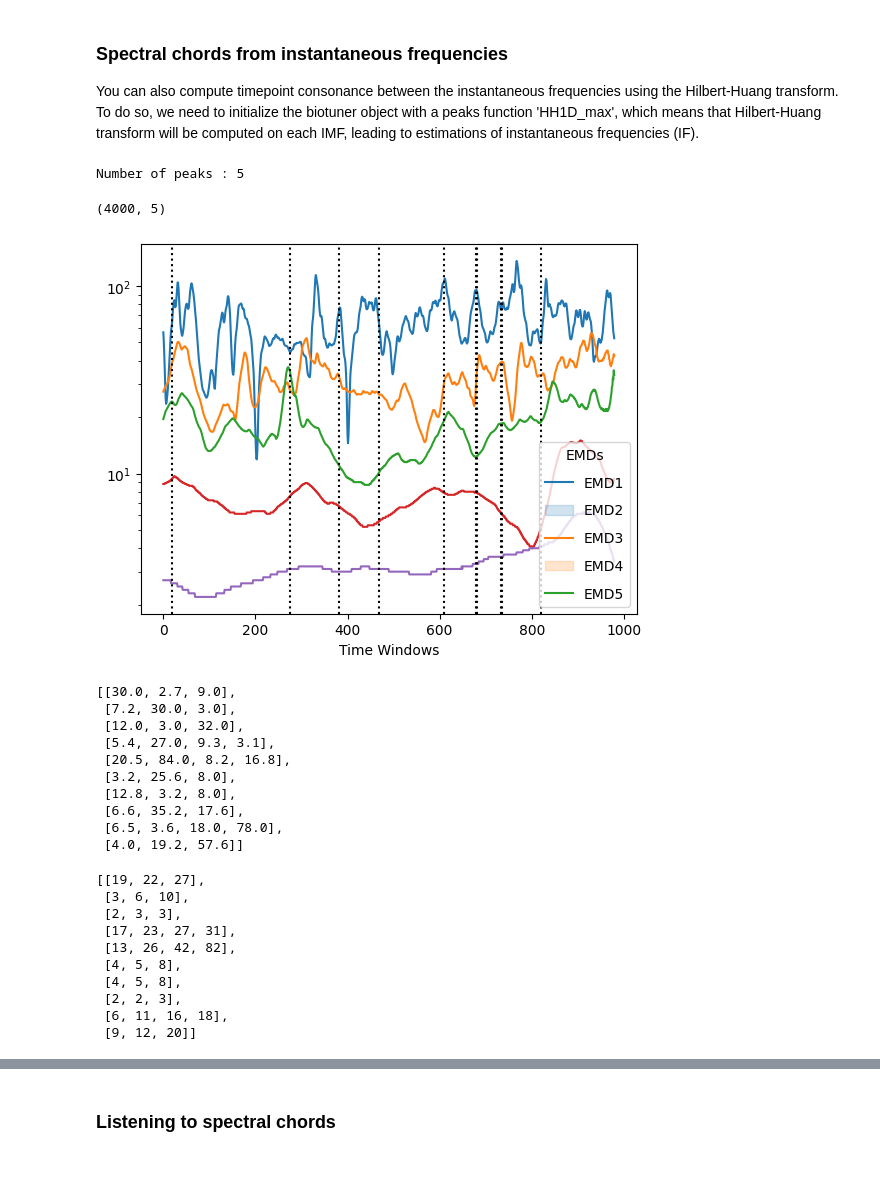
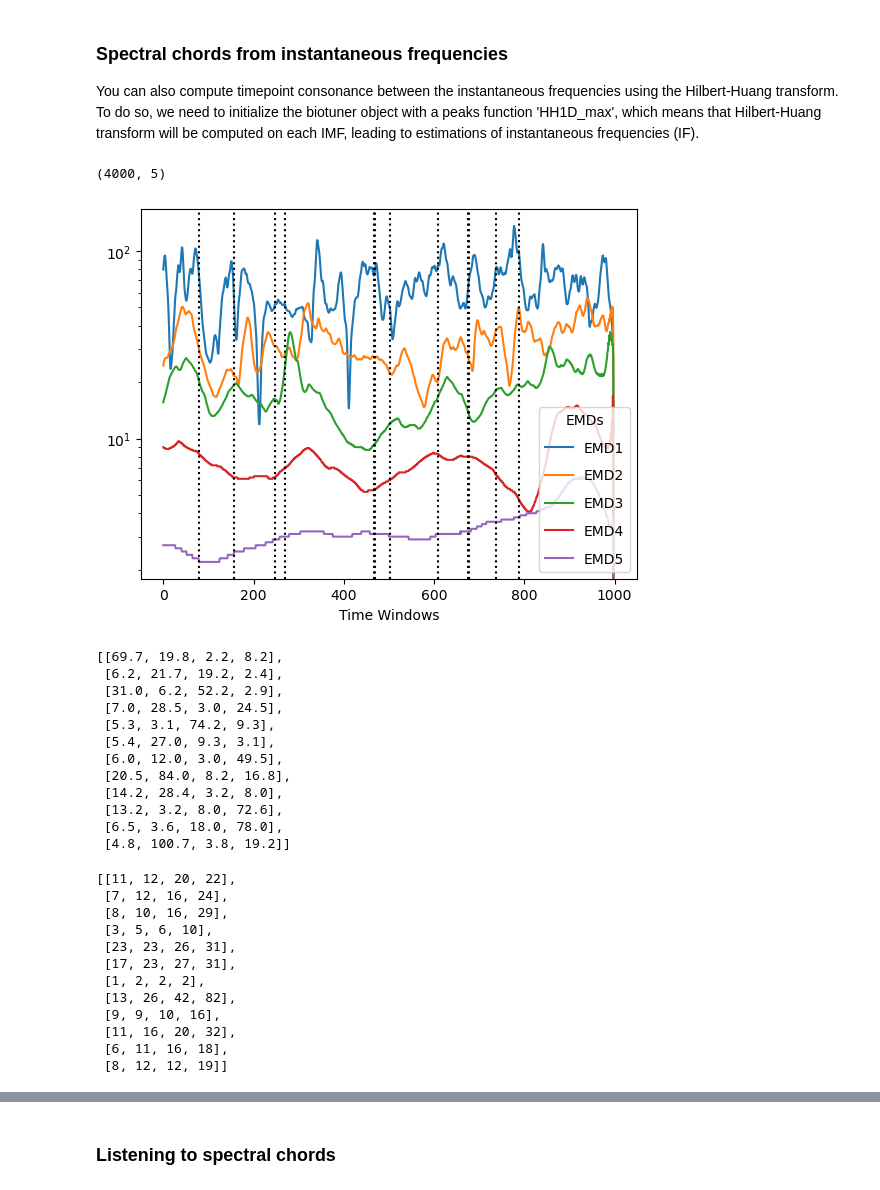
Before and after one commit to AntoineBellemare/biotuner, a Jupyter notebook: examples/spectral_chords.ipynb, the cells around one changed output, grey strips where cells are left out. Cells and saved outputs as stored; diff of their text form; code cells hidden in the pictures.

```diff
--- a/examples/spectral_chords.ipynb
+++ b/examples/spectral_chords.ipynb
@@ -75,48 +76,51 @@ bt_HH_chords = compute_biotuner(sf = 1000, peaks_function = 'HH1D_max', precisio
 
 # Extract spectral peaks
 bt_HH_chords.peaks_extraction(data_HH, ratios_extension = True, max_freq = 60, n_peaks=5,
-                          graph=False, min_harms=2)
+                          graph=False, min_harms=2, verbose=False)
 # Look at the shape of instantaneous frequencies (n points, nIMFs)
 bt_HH_chords.IF.shape
 # %% [output]
-Number of peaks : 5
+(4000, 5)
-(4000, 5)
 # %%
 from biotuner.metrics import timepoint_consonance
 # Format IF
 data_IF = np.moveaxis(bt_HH_chords.IF[3000:4000, :], 0, 1)
 
 # Compute spectral chords
-chords, positions = timepoint_consonance(np.round(data_IF, 1), method='cons', limit=0.4, min_notes=3,
+chords, positions = timepoint_consonance(np.round(data_IF, 1), method='cons', limit=0.5, min_notes=4,
                                          graph=True)
 chords
 # %% [output]
-[figure, old version]
+[figure, new version]
-[[30.0, 2.7, 9.0],
- [7.2, 30.0, 3.0],
- [12.0, 3.0, 32.0],
+[[69.7, 19.8, 2.2, 8.2],
+ [6.2, 21.7, 19.2, 2.4],
+ [31.0, 6.2, 52.2, 2.9],
+ [7.0, 28.5, 3.0, 24.5],
+ [5.3, 3.1, 74.2, 9.3],
  [5.4, 27.0, 9.3, 3.1],
+ [6.0, 12.0, 3.0, 49.5],
  [20.5, 84.0, 8.2, 16.8],
- [3.2, 25.6, 8.0],
- [12.8, 3.2, 8.0],
- [6.6, 35.2, 17.6],
+ [14.2, 28.4, 3.2, 8.0],
+ [13.2, 3.2, 8.0, 72.6],
  [6.5, 3.6, 18.0, 78.0],
- [4.0, 19.2, 57.6]]
+ [4.8, 100.7, 3.8, 19.2]]
 # %%
 # Transform the set of frequencies to set of integer ratios
-chords_ratios2, chords_bounded2 = chords_to_ratios(chords, harm_limit = 1, spread = True)
+chords_ratios2, chords_bounded2 = chords_to_ratios(chords, harm_limit=1, spread=True)
 chords_ratios2
 # %% [output]
-[[19, 22, 27],
- [3, 6, 10],
- [2, 3, 3],
+[[11, 12, 20, 22],
+ [7, 12, 16, 24],
+ [8, 10, 16, 29],
+ [3, 5, 6, 10],
+ [23, 23, 26, 31],
  [17, 23, 27, 31],
+ [1, 2, 2, 2],
  [13, 26, 42, 82],
- [4, 5, 8],
- [4, 5, 8],
- [2, 2, 3],
+ [9, 9, 10, 16],
+ [11, 16, 20, 32],
  [6, 11, 16, 18],
- [9, 12, 20]]
+ [8, 12, 12, 19]]
 # %%
 # Rescale the set of integer ratios within one octave,
 # such as the highest value is less than two time the first value
```
Also changed, not shown: parts of 7 cells of this notebook, 5 other files.
